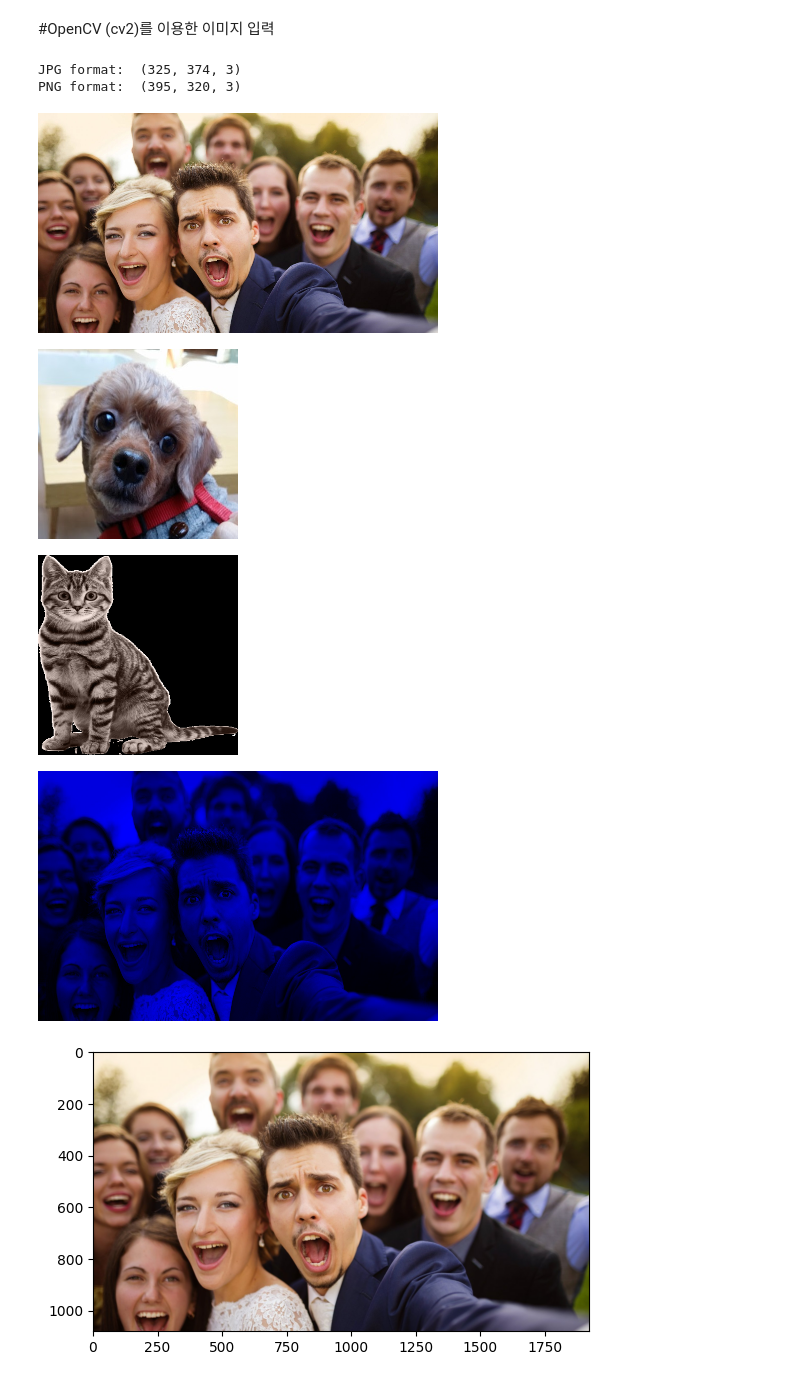
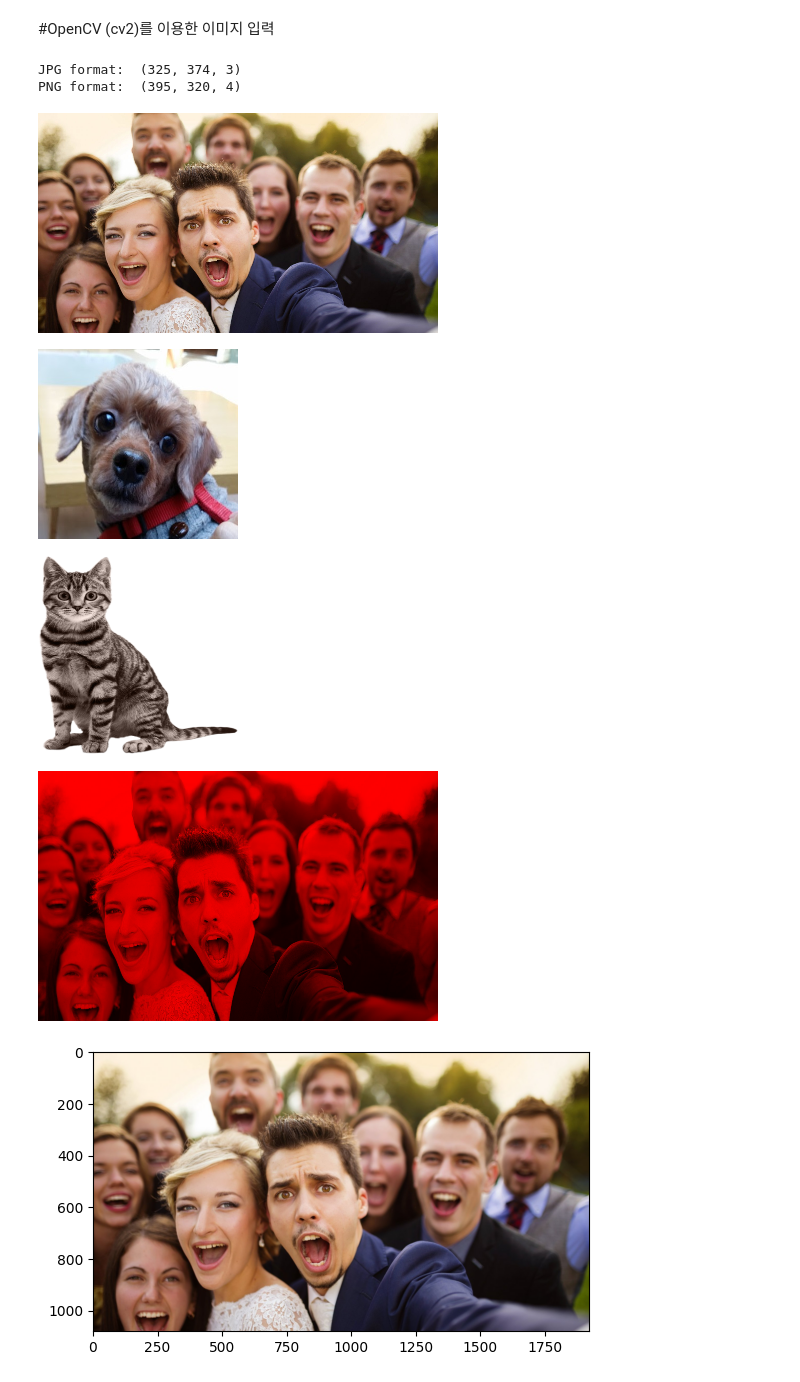
Before and after one commit to choki0715/lecture, a Jupyter notebook: image_handle.ipynb, the cells around one changed output. Saved outputs shown, nothing was run; the diff lists cells and outputs as text; code cells hidden in the pictures.

```diff
--- a/image_handle.ipynb
+++ b/image_handle.ipynb
@@ -26,7 +26,7 @@ cat = 'cat.png'
 #read jpg, png 파일
 celeb_jpg = cv2.imread(file_path + celebs)
 choki_jpg = cv2.imread(file_path + choki)
-cat_png = cv2.imread(file_path + cat) #, cv2.IMREAD_UNCHANGED)
+cat_png = cv2.imread(file_path + cat, cv2.IMREAD_UNCHANGED)
 
 # 이미지 array 차원
 print('JPG format: ', choki_jpg.shape)
@@ -38,22 +38,22 @@ cv2_imshow(cv2.resize(choki_jpg, dsize=(200,190)))
 cv2_imshow(cv2.resize(cat_png, dsize=(200,200)))
 # %% [output]
 JPG format:  (325, 374, 3)
-PNG format:  (395, 320, 3)
+PNG format:  (395, 320, 4)
 [figure]
 [figure]
-[figure, old version]
+[figure, new version]
 # %%
 # OpenCV는 BGR 순으로 구성
 
 celeb_jpg = cv2.imread(file_path + celebs)
 
-#celeb_jpg[:,:,0] = 0    # B(lue)
+celeb_jpg[:,:,0] = 0    # B(lue)
 celeb_jpg[:,:,1] = 0    # G(reen)
-celeb_jpg[:,:,2] = 0    # R(ed)
+#celeb_jpg[:,:,2] = 0    # R(ed)
 
 cv2_imshow(cv2.resize(celeb_jpg, dsize=(400,250)))
 # %% [output]
-[figure, old version]
+[figure, new version]
 # %%
 # matplotlib 라이브러리를 이용한 이미지 처리
 import matplotlib.image as mpimg
```
Also changed, not shown: parts of 3 cells of this notebook.
